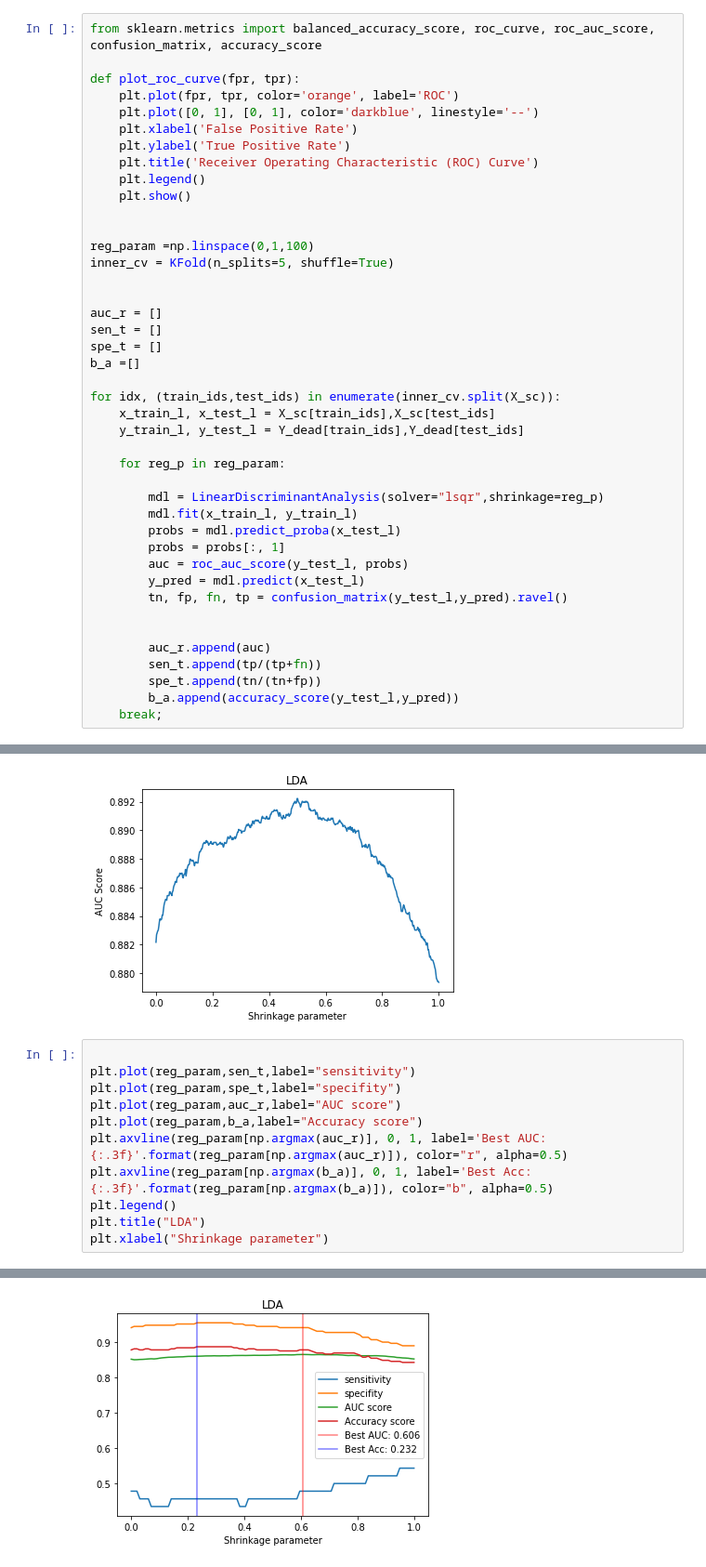
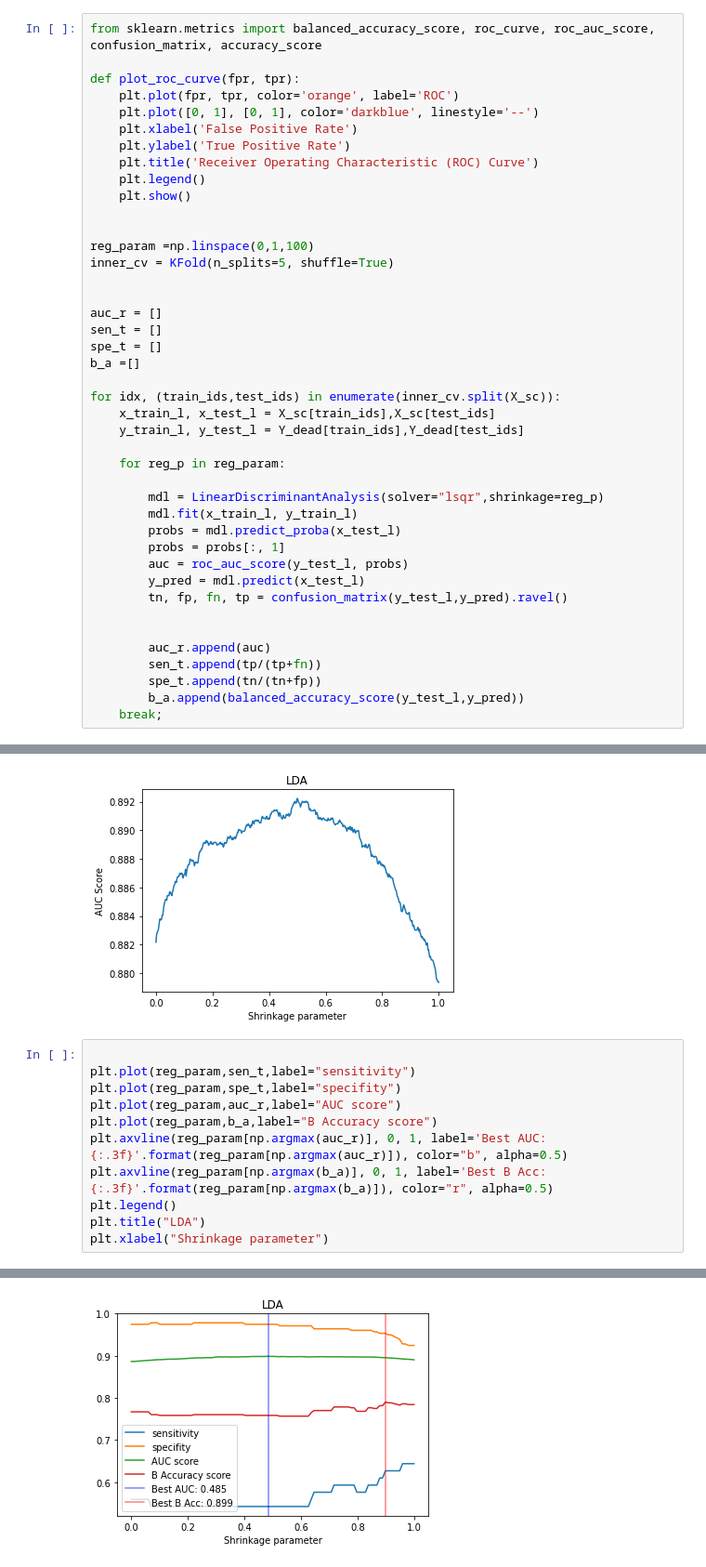
Before and after one commit to StephaneGcrd/CDI_case_2, a Jupyter notebook: LDA.ipynb, the cells around one changed output, grey strips where cells are left out. Shown at 93% size. Cells and saved outputs as stored; diff of their text form.

Commit message:
nice plots

```diff
--- a/LDA.ipynb
+++ b/LDA.ipynb
@@ -329,7 +329,7 @@ for idx, (train_ids,test_ids) in enumerate(inner_cv.split(X_sc)):
         auc_r.append(auc)
         sen_t.append(tp/(tp+fn))
         spe_t.append(tn/(tn+fp))
-        b_a.append(accuracy_score(y_test_l,y_pred))
+        b_a.append(balanced_accuracy_score(y_test_l,y_pred))
     break;
 # %%
 
@@ -343,14 +343,14 @@ Text(0.5, 0, 'Shrinkage parameter')
 # %%
 
 plt.plot(reg_param,sen_t,label="sensitivity")
 plt.plot(reg_param,spe_t,label="specifity")
 plt.plot(reg_param,auc_r,label="AUC score")
-plt.plot(reg_param,b_a,label="Accuracy score")
-plt.axvline(reg_param[np.argmax(auc_r)], 0, 1, label='Best AUC: {:.3f}'.format(reg_param[np.argmax(auc_r)]), color="r", alpha=0.5)
-plt.axvline(reg_param[np.argmax(b_a)], 0, 1, label='Best Acc: {:.3f}'.format(reg_param[np.argmax(b_a)]), color="b", alpha=0.5)
+plt.plot(reg_param,b_a,label="B Accuracy score")
+plt.axvline(reg_param[np.argmax(auc_r)], 0, 1, label='Best AUC: {:.3f}'.format(reg_param[np.argmax(auc_r)]), color="b", alpha=0.5)
+plt.axvline(reg_param[np.argmax(b_a)], 0, 1, label='Best B Acc: {:.3f}'.format(reg_param[np.argmax(b_a)]), color="r", alpha=0.5)
 plt.legend()
 plt.title("LDA")
 plt.xlabel("Shrinkage parameter")
 # %% [output]
 Text(0.5, 0, 'Shrinkage parameter')
-[figure, old version]
+[figure, new version]
```
Also changed, not shown: parts of 20 cells of this notebook.
